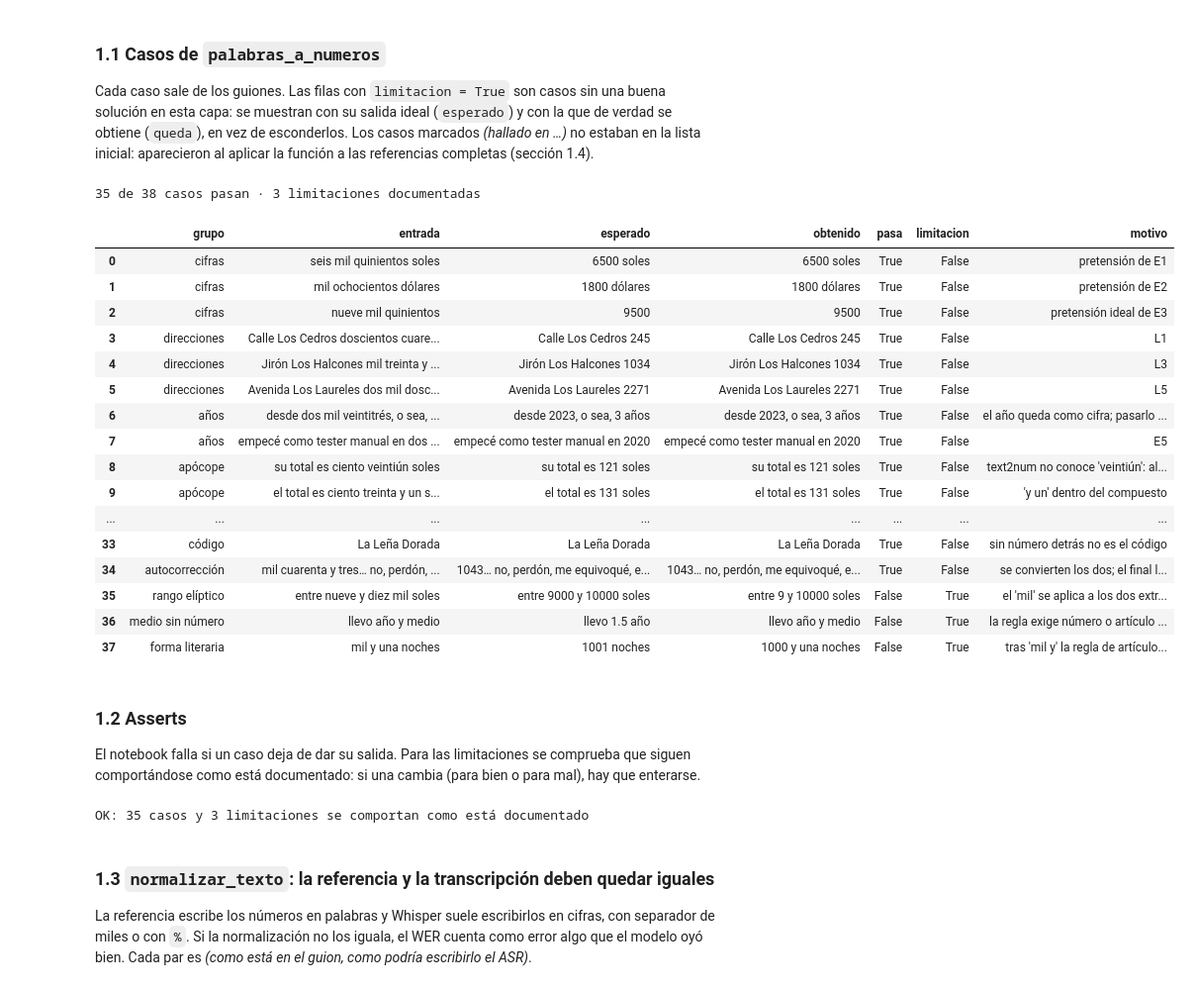
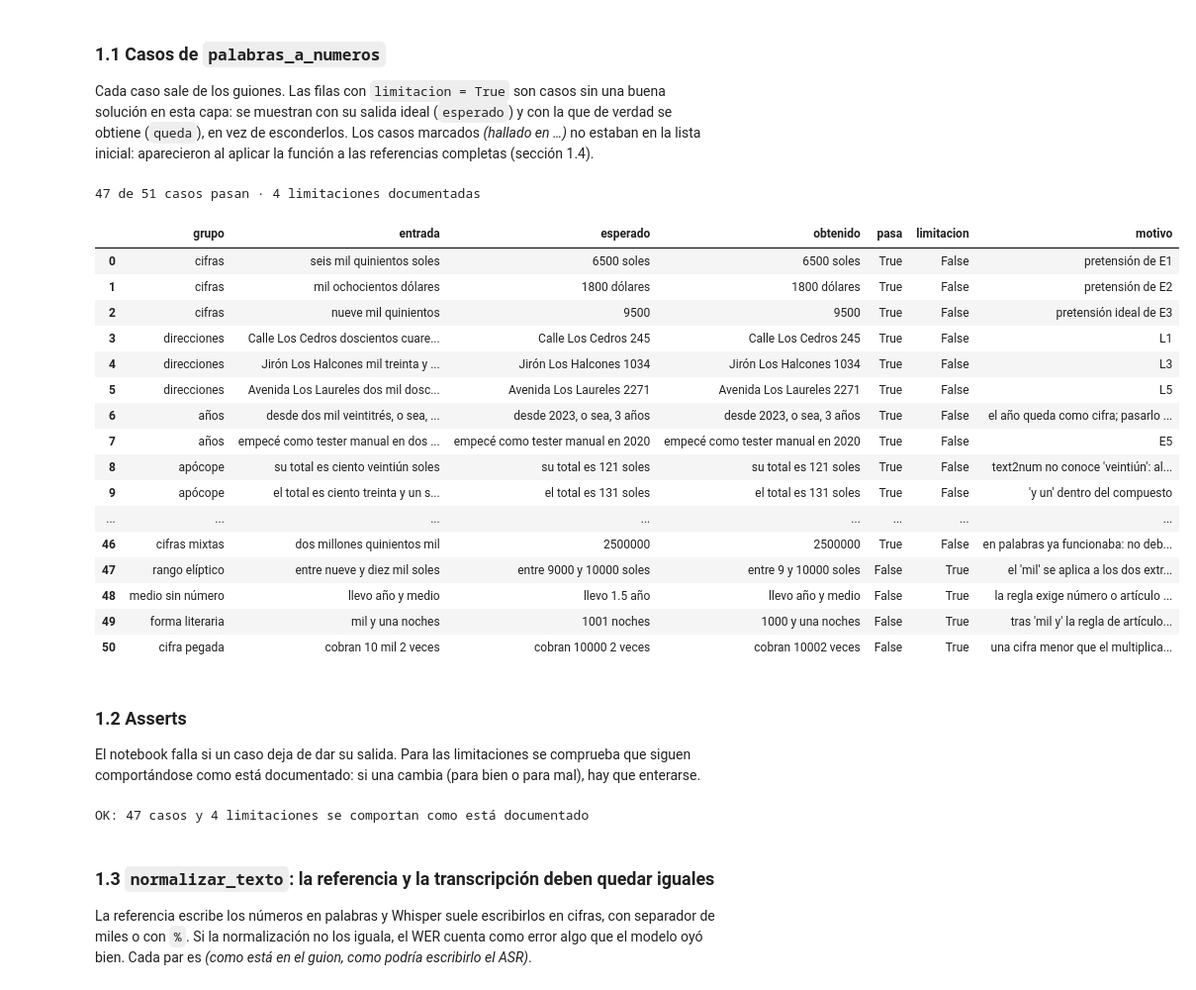
Before and after one commit to mmlis02/HW_05_202602, a Jupyter notebook: notebooks/03_extraccion.ipynb, the cells around one changed output. Shown at 99% size. Cells and saved outputs as stored; diff of their text form; code cells hidden in the pictures.

```diff
--- a/notebooks/03_extraccion.ipynb
+++ b/notebooks/03_extraccion.ipynb
@@ -101,6 +101,19 @@ casos = [
     ("código", "La Leña Dorada", "La Leña Dorada", "sin número detrás no es el código"),
     ("autocorrección", "mil cuarenta y tres… no, perdón, me equivoqué, es mil treinta y cuatro",
      "1043… no, perdón, me equivoqué, es 1034", "se convierten los dos; el final lo elige la extracción"),
+    ("cifras mixtas", "Estoy entre 9 y 10 mil soles", "Estoy entre 9 y 10000 soles",
+     "hallado en E3 con large-v3: Whisper escribe '10 mil' y daba '10 1000'"),
+    ("cifras mixtas", "3 mil soles", "3000 soles", "cifra + 'mil'"),
+    ("cifras mixtas", "1.5 millones", "1500000", "punto decimal"),
+    ("cifras mixtas", "1,5 millones", "1500000", "coma decimal"),
+    ("cifras mixtas", "1.500 millones", "1500000000", "tres dígitos tras el punto: separador de miles"),
+    ("cifras mixtas", "un millón", "1000000", "daba 'un 1000000': el artículo apartado cortaba el número"),
+    ("cifras mixtas", "un millón y medio", "1500000", "daba 'un 1000000 y medio'"),
+    ("cifras mixtas", "medio millón", "500000", "daba 'medio 1000000'"),
+    ("cifras mixtas", "10 mil 500", "10500", "la cifra menor que sigue al multiplicador se suma"),
+    ("cifras mixtas", "mil 500", "1500", "multiplicador sin cantidad delante vale 1"),
+    ("cifras mixtas", "2 millones 500 mil", "2500000", "primero 500 mil, después los millones"),
+    ("cifras mixtas", "dos millones quinientos mil", "2500000", "en palabras ya funcionaba: no debe cambiar"),
 ]
 
 limitaciones = [
@@ -109,39 +122,42 @@ limitaciones = [
      "el 'mil' se aplica a los dos extremos; resolverlo es interpretar el rango, no convertir palabras. "
      "En E3 no afecta: vale el ideal 9500"),
     ("medio sin número", "llevo año y medio", "llevo 1.5 año", "llevo año y medio",
      "la regla exige número o artículo delante; no aparece en el corpus"),
     ("forma literaria", "mil y una noches", "1001 noches", "1000 y una noches",
      "tras 'mil y' la regla de artículos aparta 'una'; no aparece en el corpus"),
+    ("cifra pegada", "cobran 10 mil 2 veces", "cobran 10000 2 veces", "cobran 10002 veces",
+     "una cifra menor que el multiplicador justo detrás se suma aunque no sea parte del número; "
+     "no aparece en el corpus"),
 ]
 
 tabla = pd.DataFrame(
     [{"grupo": g, "entrada": e, "esperado": esp, "obtenido": palabras_a_numeros(e),
       "limitacion": False, "motivo": m} for g, e, esp, m in casos]
     + [{"grupo": g, "entrada": e, "esperado": esp, "obtenido": palabras_a_numeros(e),
         "limitacion": True, "motivo": m} for g, e, esp, _queda, m in limitaciones]
 )
 tabla.insert(4, "pasa", tabla.obtenido == tabla.esperado)
 print(f"{tabla.pasa.sum()} de {len(tabla)} casos pasan · {tabla.limitacion.sum()} limitaciones documentadas")
 tabla
 # %% [output]
-35 de 38 casos pasan · 3 limitaciones documentadas
+47 de 51 casos pasan · 4 limitaciones documentadas
 |  | grupo | entrada | esperado | obtenido | pasa | limitacion | motivo |
 | 0 | cifras | seis mil quinientos soles | 6500 soles | 6500 soles | True | False | pretensión de E1 |
 | 1 | cifras | mil ochocientos dólares | 1800 dólares | 1800 dólares | True | False | pretensión de E2 |
 | 2 | cifras | nueve mil quinientos | 9500 | 9500 | True | False | pretensión ideal de E3 |
 | 3 | direcciones | Calle Los Cedros doscientos cuare... | Calle Los Cedros 245 | Calle Los Cedros 245 | True | False | L1 |
 | 4 | direcciones | Jirón Los Halcones mil treinta y ... | Jirón Los Halcones 1034 | Jirón Los Halcones 1034 | True | False | L3 |
 | 5 | direcciones | Avenida Los Laureles dos mil dosc... | Avenida Los Laureles 2271 | Avenida Los Laureles 2271 | True | False | L5 |
 | 6 | años | desde dos mil veintitrés, o sea, ... | desde 2023, o sea, 3 años | desde 2023, o sea, 3 años | True | False | el año queda como cifra; pasarlo ... |
 | 7 | años | empecé como tester manual en dos ... | empecé como tester manual en 2020 | empecé como tester manual en 2020 | True | False | E5 |
 | 8 | apócope | su total es ciento veintiún soles | su total es 121 soles | su total es 121 soles | True | False | text2num no conoce 'veintiún': al... |
 | 9 | apócope | el total es ciento treinta y un s... | el total es 131 soles | el total es 131 soles | True | False | 'y un' dentro del compuesto |
 | ... | ... | ... | ... | ... | ... | ... | ... |
-| 33 | código | La Leña Dorada | La Leña Dorada | La Leña Dorada | True | False | sin número detrás no es el código |
-| 34 | autocorrección | mil cuarenta y tres… no, perdón, ... | 1043… no, perdón, me equivoqué, e... | 1043… no, perdón, me equivoqué, e... | True | False | se convierten los dos; el final l... |
-| 35 | rango elíptico | entre nueve y diez mil soles | entre 9000 y 10000 soles | entre 9 y 10000 soles | False | True | el 'mil' se aplica a los dos extr... |
-| 36 | medio sin número | llevo año y medio | llevo 1.5 año | llevo año y medio | False | True | la regla exige número o artículo ... |
-| 37 | forma literaria | mil y una noches | 1001 noches | 1000 y una noches | False | True | tras 'mil y' la regla de artículo... |
+| 46 | cifras mixtas | dos millones quinientos mil | 2500000 | 2500000 | True | False | en palabras ya funcionaba: no deb... |
+| 47 | rango elíptico | entre nueve y diez mil soles | entre 9000 y 10000 soles | entre 9 y 10000 soles | False | True | el 'mil' se aplica a los dos extr... |
+| 48 | medio sin número | llevo año y medio | llevo 1.5 año | llevo año y medio | False | True | la regla exige número o artículo ... |
+| 49 | forma literaria | mil y una noches | 1001 noches | 1000 y una noches | False | True | tras 'mil y' la regla de artículo... |
+| 50 | cifra pegada | cobran 10 mil 2 veces | cobran 10000 2 veces | cobran 10002 veces | False | True | una cifra menor que el multiplica... |
 # %% [markdown]
 ### 1.2 Asserts
 
@@ -158,7 +174,7 @@ for grupo, entrada, esperado, queda, motivo in limitaciones:
 
 print(f"OK: {len(casos)} casos y {len(limitaciones)} limitaciones se comportan como está documentado")
 # %% [output]
-OK: 35 casos y 3 limitaciones se comportan como está documentado
+OK: 47 casos y 4 limitaciones se comportan como está documentado
 # %% [markdown]
 ### 1.3 `normalizar_texto`: la referencia y la transcripción deben quedar iguales
 
```
Also changed, not shown: parts of 2 cells of this notebook, 3 other files.
